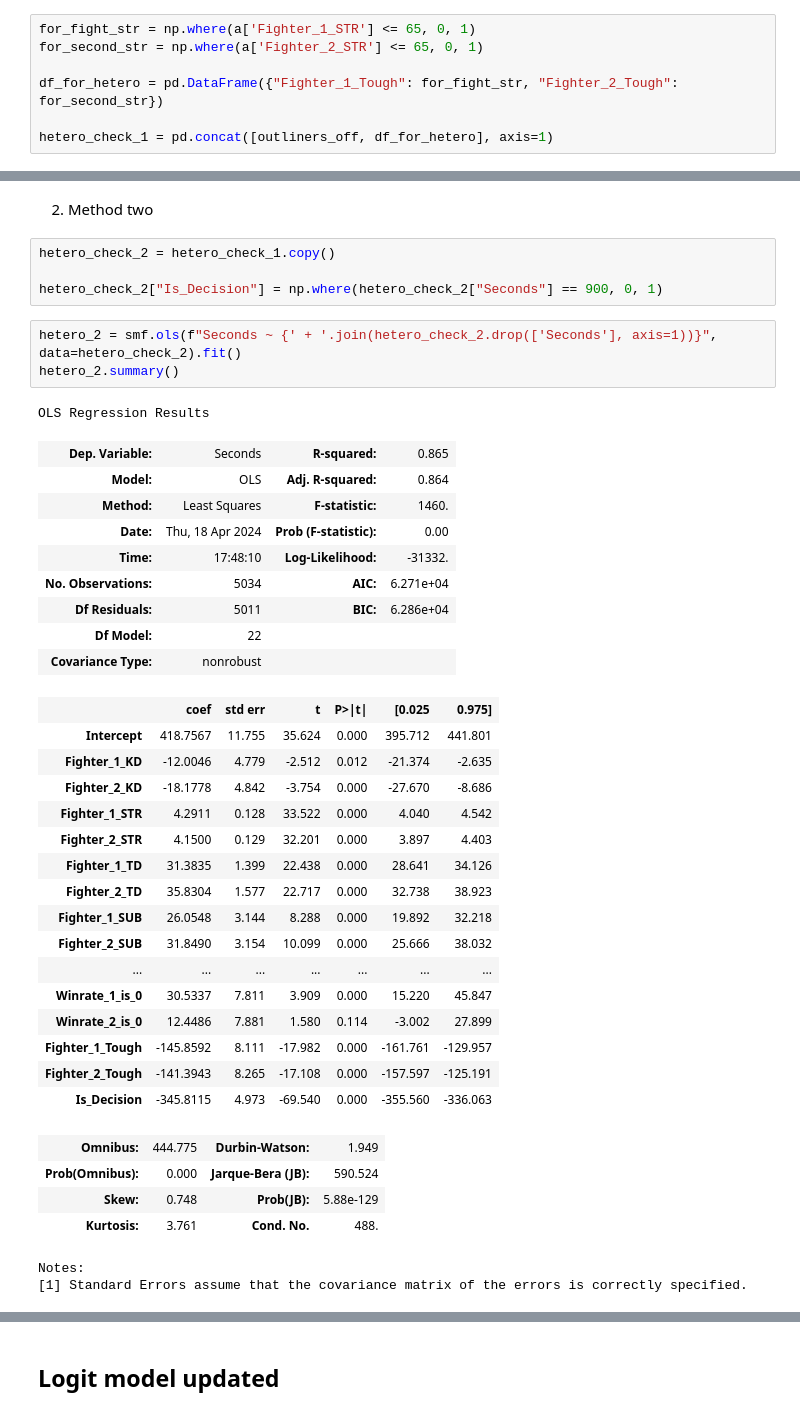
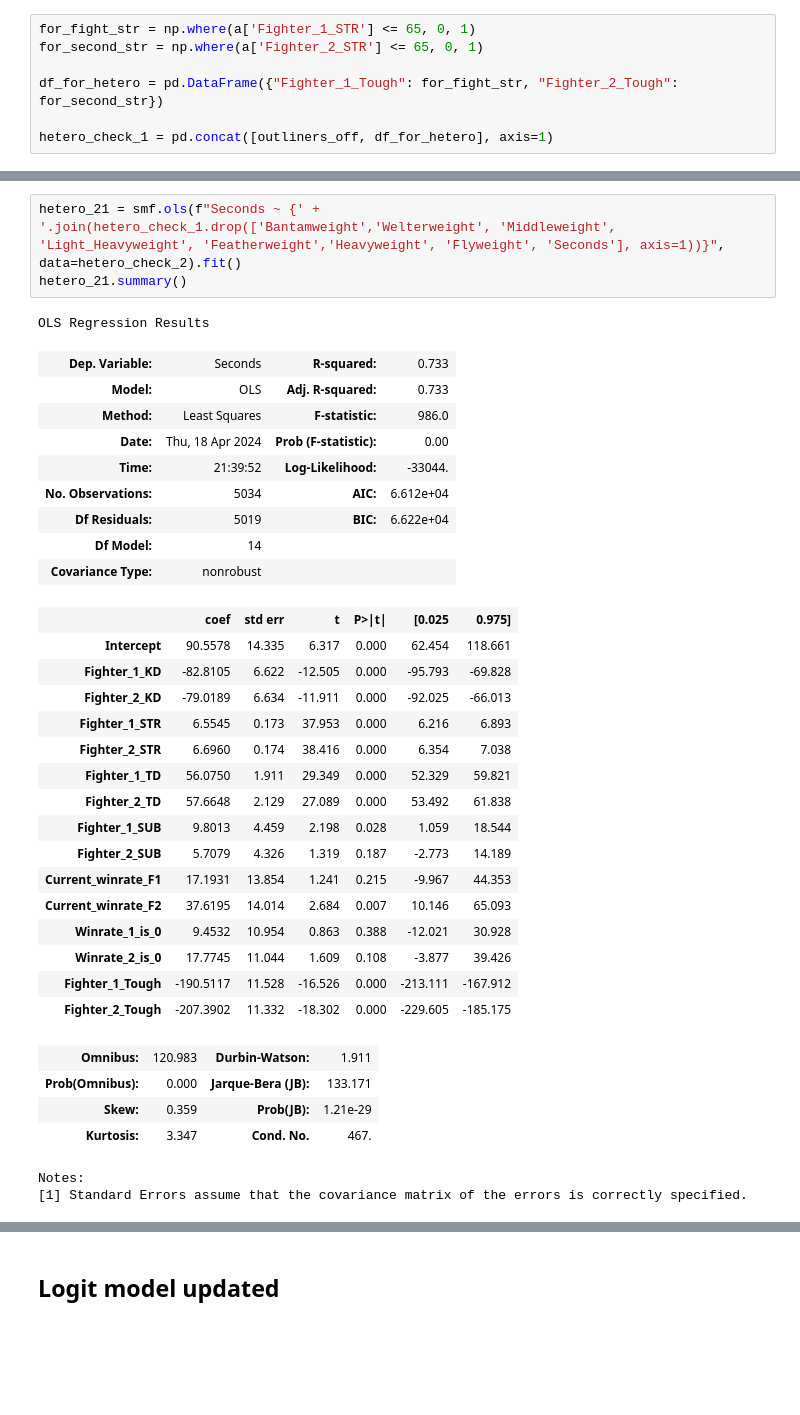
Before and after one commit to Vitaliypn/UFC_Econometrics_Research, a Jupyter notebook: project.ipynb, the cells around one changed output, grey strips where cells are left out. Cells and saved outputs as stored; diff of their text form; blank space fills up the shorter version.

```diff
--- a/project.ipynb
+++ b/project.ipynb
@@ -1098,42 +1098,36 @@ p = plt.title('Residuals vs fitted values plot for homoscedasticity check')
-# %% [markdown]
-2) Method two
-# %%
-hetero_check_2 = hetero_check_1.copy()
-
-hetero_check_2["Is_Decision"] = np.where(hetero_check_2["Seconds"] == 900, 0, 1)
 # %%
-hetero_2 = smf.ols(f"Seconds ~ {' + '.join(hetero_check_2.drop(['Seconds'], axis=1))}", data=hetero_check_2).fit()
-hetero_2.summary()
+hetero_21 = smf.ols(f"Seconds ~ {' + '.join(hetero_check_1.drop(['Bantamweight','Welterweight', 'Middleweight', 'Light_Heavyweight', 'Featherweight','Heavyweight', 'Flyweight', 'Seconds'], axis=1))}", data=hetero_check_2).fit()
+hetero_21.summary()
 # %% [output]
 OLS Regression Results
-| Dep. Variable: | Seconds | R-squared: | 0.865 |
-| Model: | OLS | Adj. R-squared: | 0.864 |
-| Method: | Least Squares | F-statistic: | 1460. |
+| Dep. Variable: | Seconds | R-squared: | 0.733 |
+| Model: | OLS | Adj. R-squared: | 0.733 |
+| Method: | Least Squares | F-statistic: | 986.0 |
 | Date: | Thu, 18 Apr 2024 | Prob (F-statistic): | 0.00 |
-| Time: | 17:48:10 | Log-Likelihood: | -31332. |
-| No. Observations: | 5034 | AIC: | 6.271e+04 |
-| Df Residuals: | 5011 | BIC: | 6.286e+04 |
-| Df Model: | 22 |  |  |
+| Time: | 21:39:52 | Log-Likelihood: | -33044. |
+| No. Observations: | 5034 | AIC: | 6.612e+04 |
+| Df Residuals: | 5019 | BIC: | 6.622e+04 |
+| Df Model: | 14 |  |  |
 | Covariance Type: | nonrobust |  |  |
 |  | coef | std err | t | P>|t| | [0.025 | 0.975] |
-| Intercept | 418.7567 | 11.755 | 35.624 | 0.000 | 395.712 | 441.801 |
-| Fighter_1_KD | -12.0046 | 4.779 | -2.512 | 0.012 | -21.374 | -2.635 |
-| Fighter_2_KD | -18.1778 | 4.842 | -3.754 | 0.000 | -27.670 | -8.686 |
-| Fighter_1_STR | 4.2911 | 0.128 | 33.522 | 0.000 | 4.040 | 4.542 |
-| Fighter_2_STR | 4.1500 | 0.129 | 32.201 | 0.000 | 3.897 | 4.403 |
-| Fighter_1_TD | 31.3835 | 1.399 | 22.438 | 0.000 | 28.641 | 34.126 |
-| Fighter_2_TD | 35.8304 | 1.577 | 22.717 | 0.000 | 32.738 | 38.923 |
-| Fighter_1_SUB | 26.0548 | 3.144 | 8.288 | 0.000 | 19.892 | 32.218 |
-| Fighter_2_SUB | 31.8490 | 3.154 | 10.099 | 0.000 | 25.666 | 38.032 |
-| ... | ... | ... | ... | ... | ... | ... |
-| Winrate_1_is_0 | 30.5337 | 7.811 | 3.909 | 0.000 | 15.220 | 45.847 |
-| Winrate_2_is_0 | 12.4486 | 7.881 | 1.580 | 0.114 | -3.002 | 27.899 |
-| Fighter_1_Tough | -145.8592 | 8.111 | -17.982 | 0.000 | -161.761 | -129.957 |
-| Fighter_2_Tough | -141.3943 | 8.265 | -17.108 | 0.000 | -157.597 | -125.191 |
-| Is_Decision | -345.8115 | 4.973 | -69.540 | 0.000 | -355.560 | -336.063 |
+| Intercept | 90.5578 | 14.335 | 6.317 | 0.000 | 62.454 | 118.661 |
+| Fighter_1_KD | -82.8105 | 6.622 | -12.505 | 0.000 | -95.793 | -69.828 |
+| Fighter_2_KD | -79.0189 | 6.634 | -11.911 | 0.000 | -92.025 | -66.013 |
+| Fighter_1_STR | 6.5545 | 0.173 | 37.953 | 0.000 | 6.216 | 6.893 |
+| Fighter_2_STR | 6.6960 | 0.174 | 38.416 | 0.000 | 6.354 | 7.038 |
+| Fighter_1_TD | 56.0750 | 1.911 | 29.349 | 0.000 | 52.329 | 59.821 |
+| Fighter_2_TD | 57.6648 | 2.129 | 27.089 | 0.000 | 53.492 | 61.838 |
+| Fighter_1_SUB | 9.8013 | 4.459 | 2.198 | 0.028 | 1.059 | 18.544 |
+| Fighter_2_SUB | 5.7079 | 4.326 | 1.319 | 0.187 | -2.773 | 14.189 |
+| Current_winrate_F1 | 17.1931 | 13.854 | 1.241 | 0.215 | -9.967 | 44.353 |
+| Current_winrate_F2 | 37.6195 | 14.014 | 2.684 | 0.007 | 10.146 | 65.093 |
+| Winrate_1_is_0 | 9.4532 | 10.954 | 0.863 | 0.388 | -12.021 | 30.928 |
+| Winrate_2_is_0 | 17.7745 | 11.044 | 1.609 | 0.108 | -3.877 | 39.426 |
+| Fighter_1_Tough | -190.5117 | 11.528 | -16.526 | 0.000 | -213.111 | -167.912 |
+| Fighter_2_Tough | -207.3902 | 11.332 | -18.302 | 0.000 | -229.605 | -185.175 |
-| Omnibus: | 444.775 | Durbin-Watson: | 1.949 |
-| Prob(Omnibus): | 0.000 | Jarque-Bera (JB): | 590.524 |
-| Skew: | 0.748 | Prob(JB): | 5.88e-129 |
-| Kurtosis: | 3.761 | Cond. No. | 488. |
+| Omnibus: | 120.983 | Durbin-Watson: | 1.911 |
+| Prob(Omnibus): | 0.000 | Jarque-Bera (JB): | 133.171 |
+| Skew: | 0.359 | Prob(JB): | 1.21e-29 |
+| Kurtosis: | 3.347 | Cond. No. | 467. |
 Notes:
 [1] Standard Errors assume that the covariance matrix of the errors is correctly specified.
```
Also changed, not shown: parts of 50 cells of this notebook.
